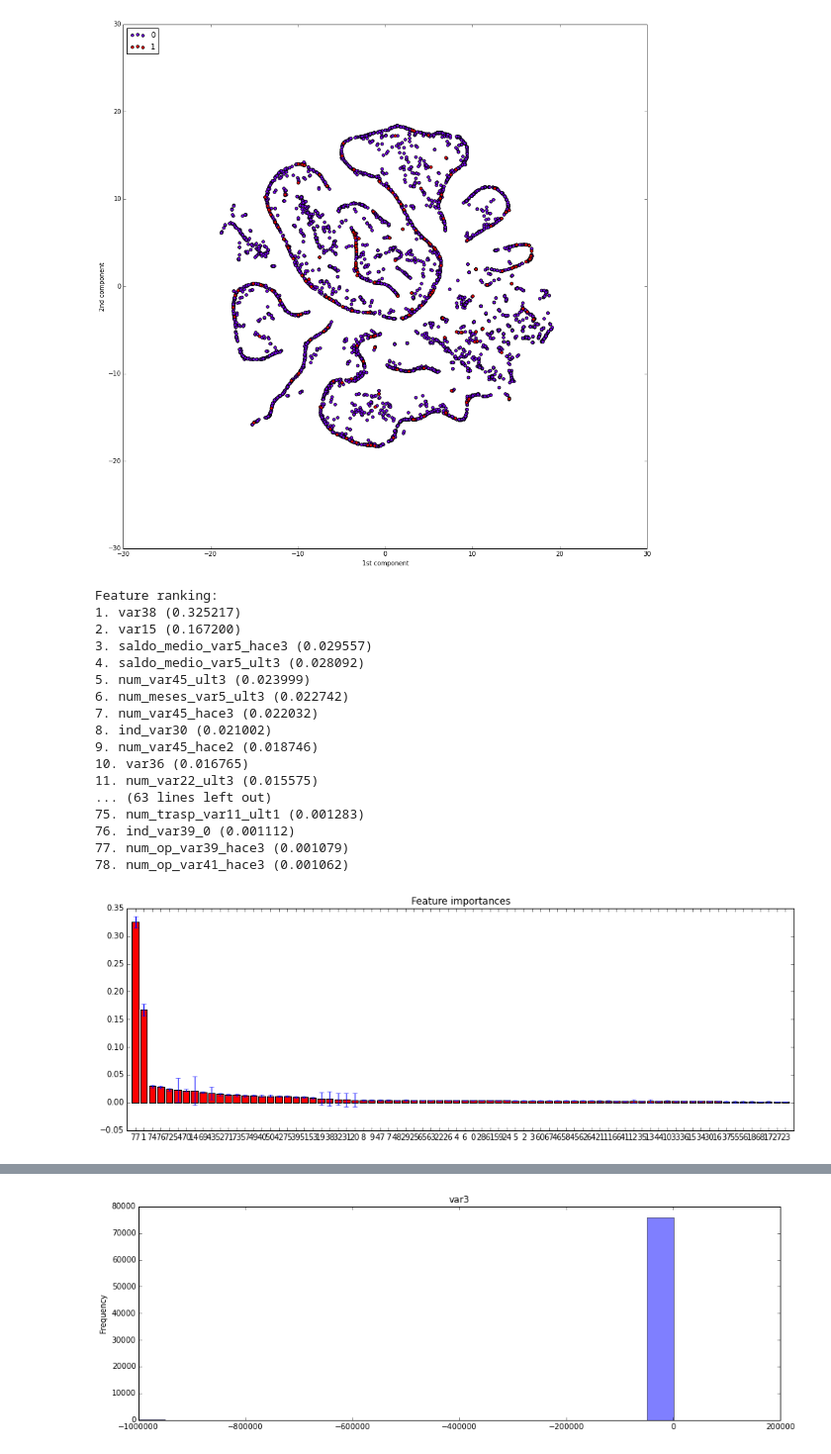
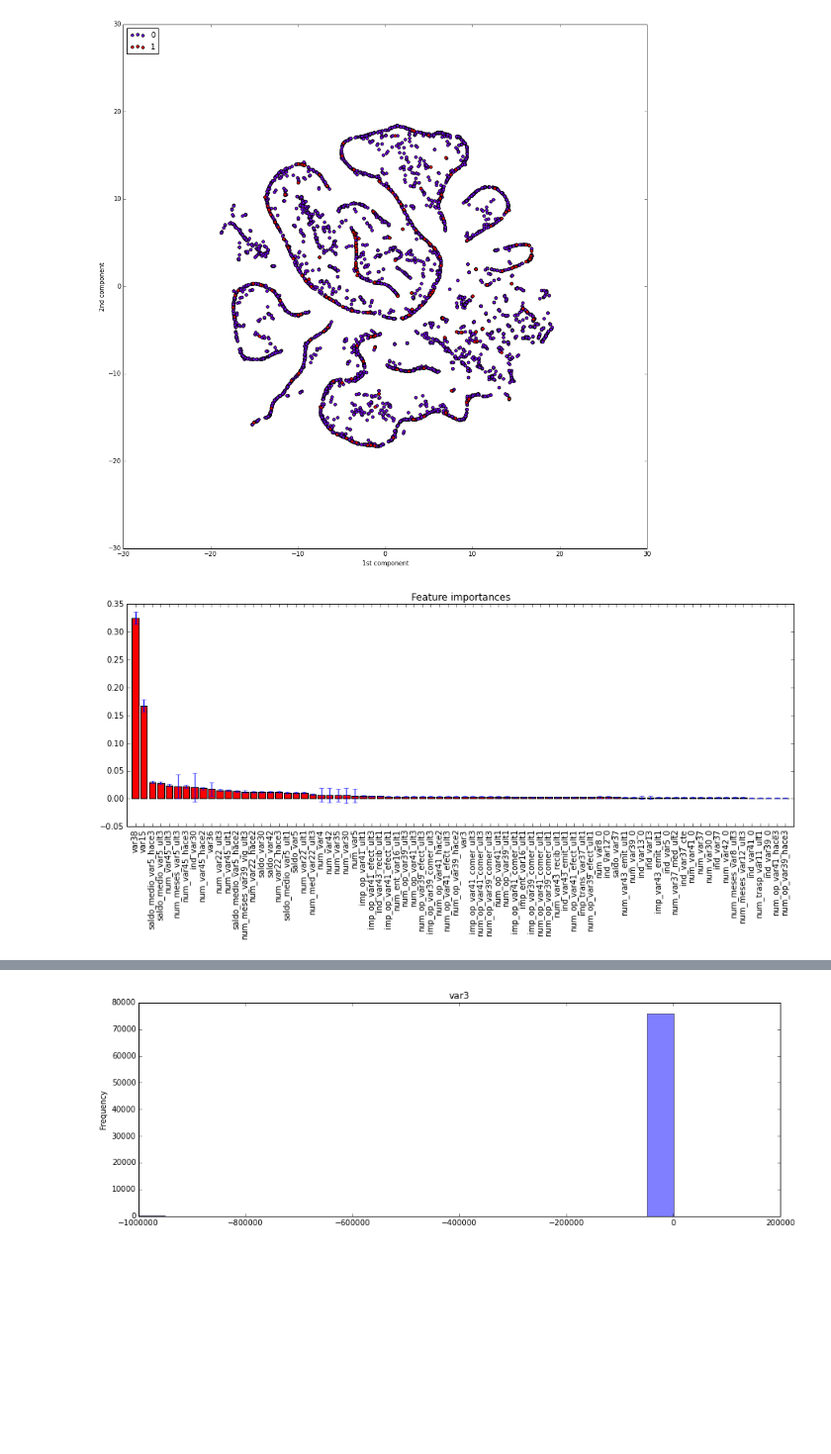
Before and after one commit to geoHeil/santander-customer-satisfaction, a Jupyter notebook: Python/Chris/02_Dataset_Clean.ipynb, the cells around one changed output, grey strips where cells are left out. Shown at 99% size. Saved outputs shown, nothing was run; the diff lists cells and outputs as text; code cells hidden in the pictures; blank space fills up the shorter version.

```diff
--- a/Python/Chris/02_Dataset_Clean.ipynb
+++ b/Python/Chris/02_Dataset_Clean.ipynb
@@ -370,23 +370,6 @@ skutils.tsne_plot(X_train.values, y_train.values, n_samples=5000)
 # %% [output]
 [figure]
 # %%
-skutils.forest_feature_importance(X_train, y_train)
+skutils.plot_feature_importance(X_train, y_train, criterion='entropy')
 # %% [output]
-Feature ranking:
-1. var38 (0.325217)
-2. var15 (0.167200)
-3. saldo_medio_var5_hace3 (0.029557)
-4. saldo_medio_var5_ult3 (0.028092)
-5. num_var45_ult3 (0.023999)
-6. num_meses_var5_ult3 (0.022742)
-7. num_var45_hace3 (0.022032)
-8. ind_var30 (0.021002)
-9. num_var45_hace2 (0.018746)
-10. var36 (0.016765)
-11. num_var22_ult3 (0.015575)
-... (63 lines left out)
-75. num_trasp_var11_ult1 (0.001283)
-76. ind_var39_0 (0.001112)
-77. num_op_var39_hace3 (0.001079)
-78. num_op_var41_hace3 (0.001062)
-[figure, old version]
+[figure, new version]
```
Also changed, not shown: parts of 3 cells of this notebook, 3 other files.
